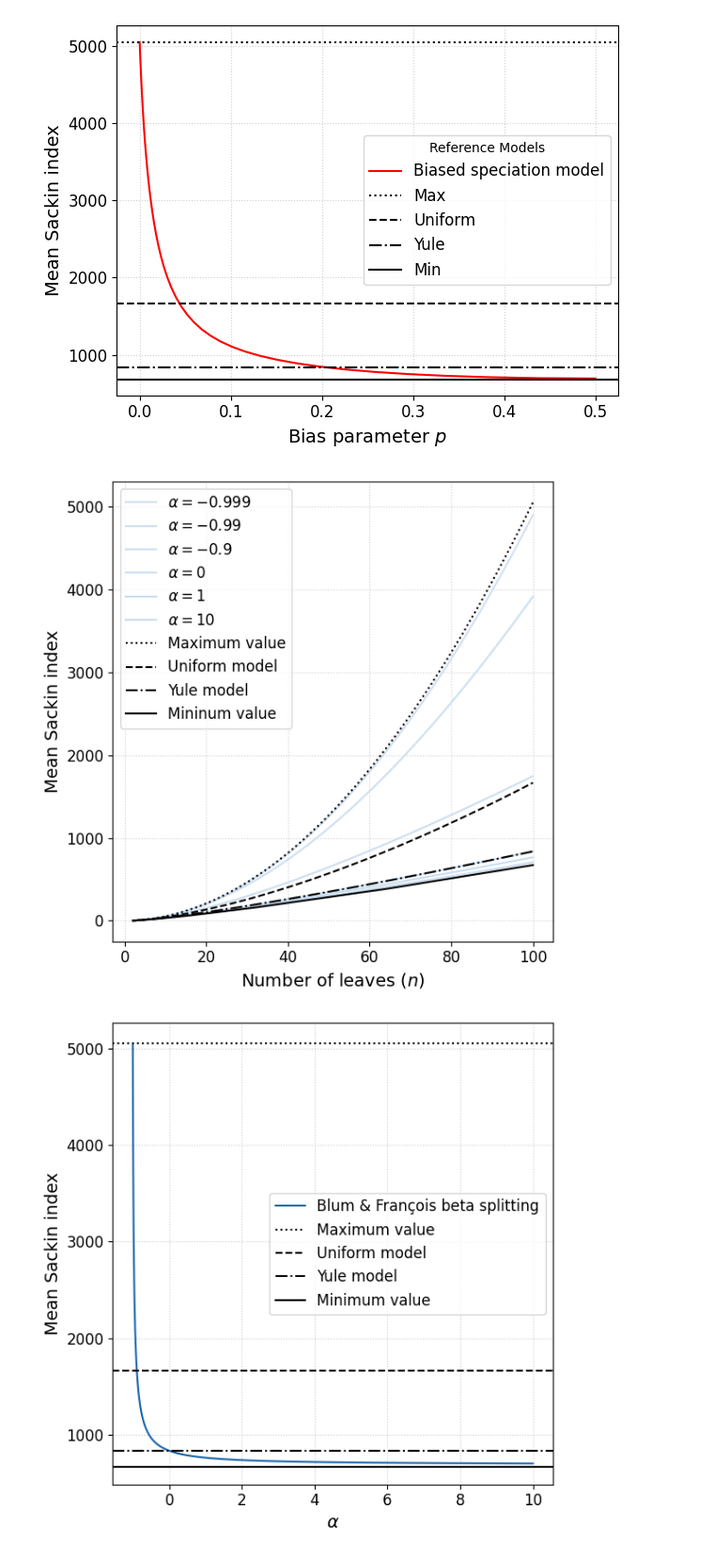
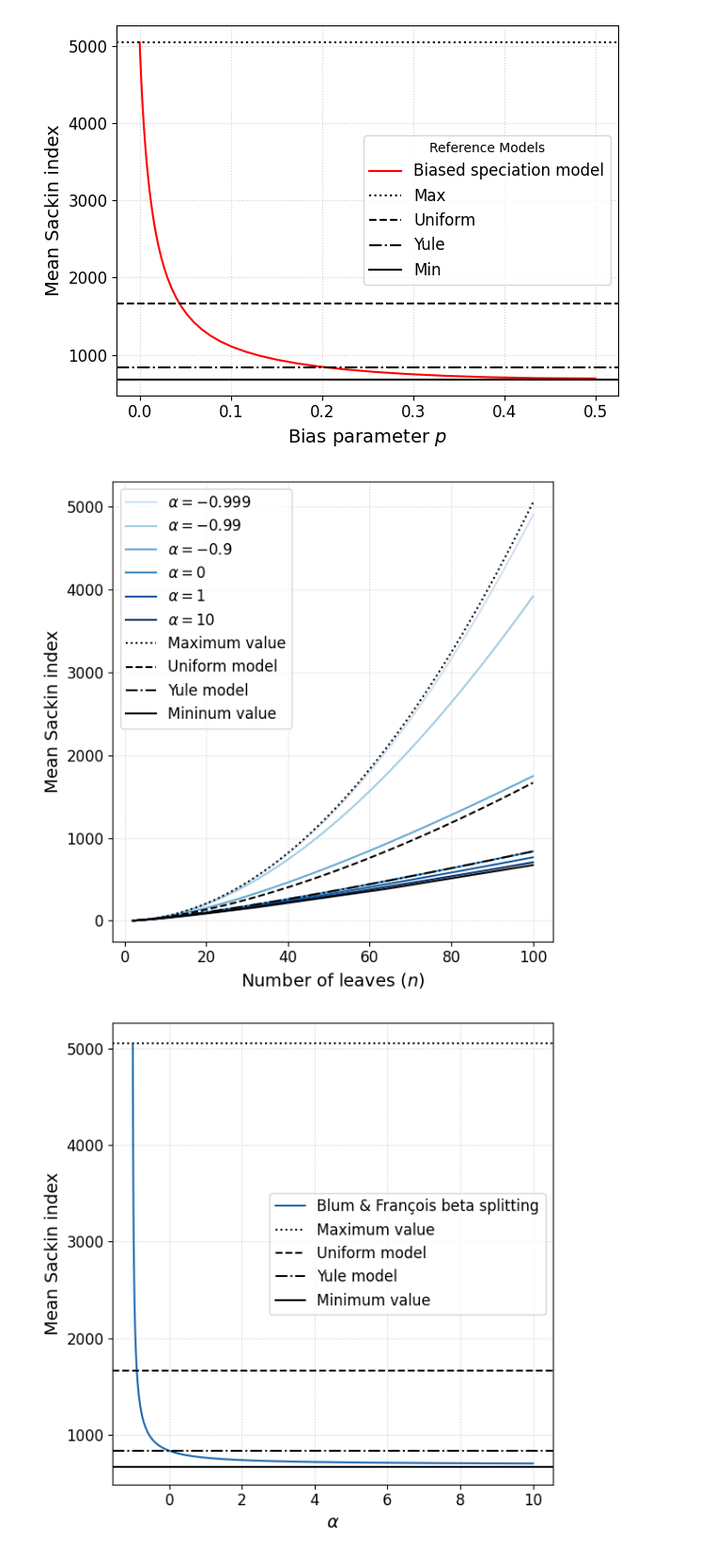
Before and after one commit to dbauman18/biased_speciation_calculation, a Jupyter notebook: biased_speciation.ipynb, the cells around one changed output. Shown at 94% size. Saved outputs shown, nothing was run; the diff lists cells and outputs as text; code cells hidden in the pictures.

```diff
--- a/biased_speciation.ipynb
+++ b/biased_speciation.ipynb
@@ -300,7 +244,7 @@ plt.figure(figsize=(6, 6))
 N = range(2, 100 + 1)
 min_color = 0.2
 max_color = 1.0
-colors = cm.Blues(np.linspace(min_color, max_color, len(p)))
+colors = cm.Blues(np.linspace(min_color, max_color, len(alpha)))
 
 for a, color in zip(alpha, colors):
     means = [sackin_mean_beta(n, a, a) for n in N]
@@ -311,34 +255,34 @@ for a, color in zip(alpha, colors):
 plt.plot(N, [max_sackin(n) for n in N],
          label="Maximum value", linestyle=':', color='black', alpha=1, linewidth=1.5)
 plt.plot(N, [sackin_uniform(n) for n in N],
          label="Uniform model", linestyle='--', color='black', alpha=1, linewidth=1.5)
 plt.plot(N, [sackin_yule(n) for n in N],
          label="Yule model", linestyle='-.', color='black', alpha=1, linewidth=1.5)
 plt.plot(N, [min_sackin(n) for n in N],
          label="Mininum value", linestyle='-', color='black', alpha=1, linewidth=1.5)
 
 # Labels and title
 plt.xlabel("Number of leaves ($n$)", fontsize=14)
 plt.ylabel("Mean Sackin index", fontsize=14)
 # plt.title(r"Mean Sackin index under biased speciation model with split distribution $\lambda \sim p$", fontsize=16)
 
 # Fontsize of axis ticks
 plt.xticks(fontsize=12)
 plt.yticks(fontsize=12)
 
 
 # Legend only for reference lines
 plt.legend(fontsize=12, loc="upper left")
 
 # Grid and layout
 plt.grid(True, linestyle=":", alpha=0.6)
 plt.tight_layout()
 
 # Save and show
 plt.savefig("./plots/sackin_biased_speciation_blum_francois_beta_splitting.png", dpi=300)
 plt.show()
 # %% [output]
-[figure, old version]
+[figure, new version]
 # %%
 # Do same with beta(alpha + 1, alpha + 1) model
 plt.figure(figsize=(6, 6))
```
Also changed, not shown: parts of 3 cells of this notebook, 1 other file.
